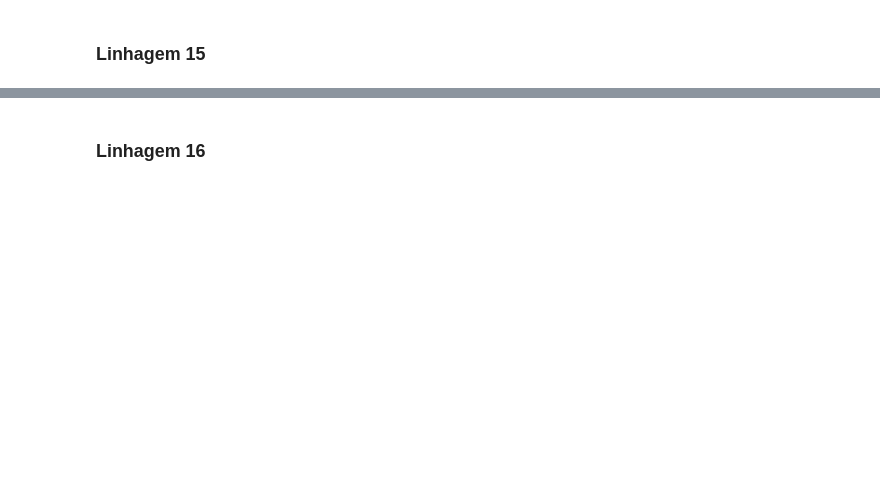
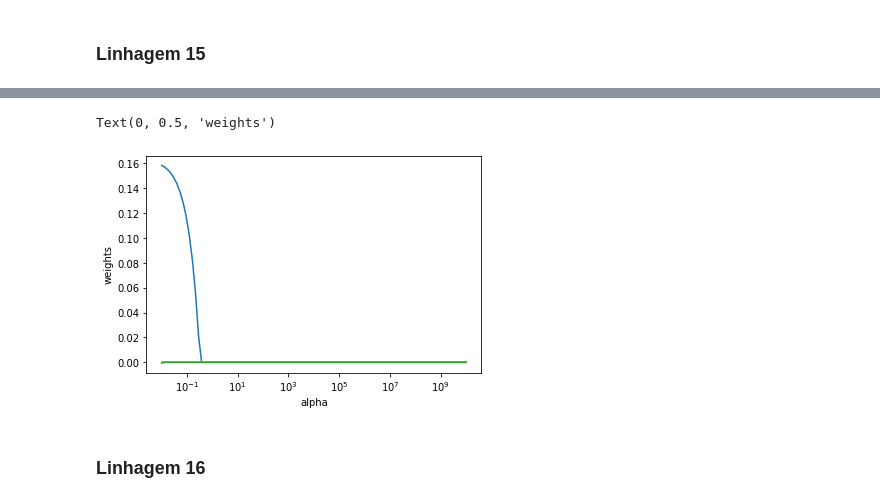
Before and after one commit to advinstai/Aprendizagem-estatistica-regressao, a Jupyter notebook: Exercicio-regressao/Agrisolus Regressão Linear - Gabriela.ipynb, the cells around one changed output, grey strips where cells are left out. Saved outputs shown, nothing was run; the diff lists cells and outputs as text; code cells hidden in the pictures; blank space fills up the shorter version.

Commit message:
Add regularização por LassoCV e RidgeCV

```diff
--- a/Exercicio-regressao/Agrisolus Regressão Linear - Gabriela.ipynb
+++ b/Exercicio-regressao/Agrisolus Regressão Linear - Gabriela.ipynb
@@ -283,0 +288,3 @@ Test
+# %%
+alphas = 10**np.linspace(10,-2,100)*0.5
+lasso = Lasso()
@@ -284,3 +383,21 @@ Test
+# %%
+lasso = Lasso()
+coefs = []
+
+for a in alphas:
+    lasso.set_params(alpha=a)
+    lasso.fit(scale(X_train), y_train)
+    coefs.append(lasso.coef_)
+
+ax = plt.gca()
+ax.plot(alphas*2, coefs)
+ax.set_xscale('log')
+plt.axis('tight')
+plt.xlabel('alpha')
+plt.ylabel('weights')
+# %% [output]
+Text(0, 0.5, 'weights')
+[figure, added]
 # %% [markdown]
 ### Linhagem 16
 # %%
```
Also changed, not shown: parts of 14 cells of this notebook.
